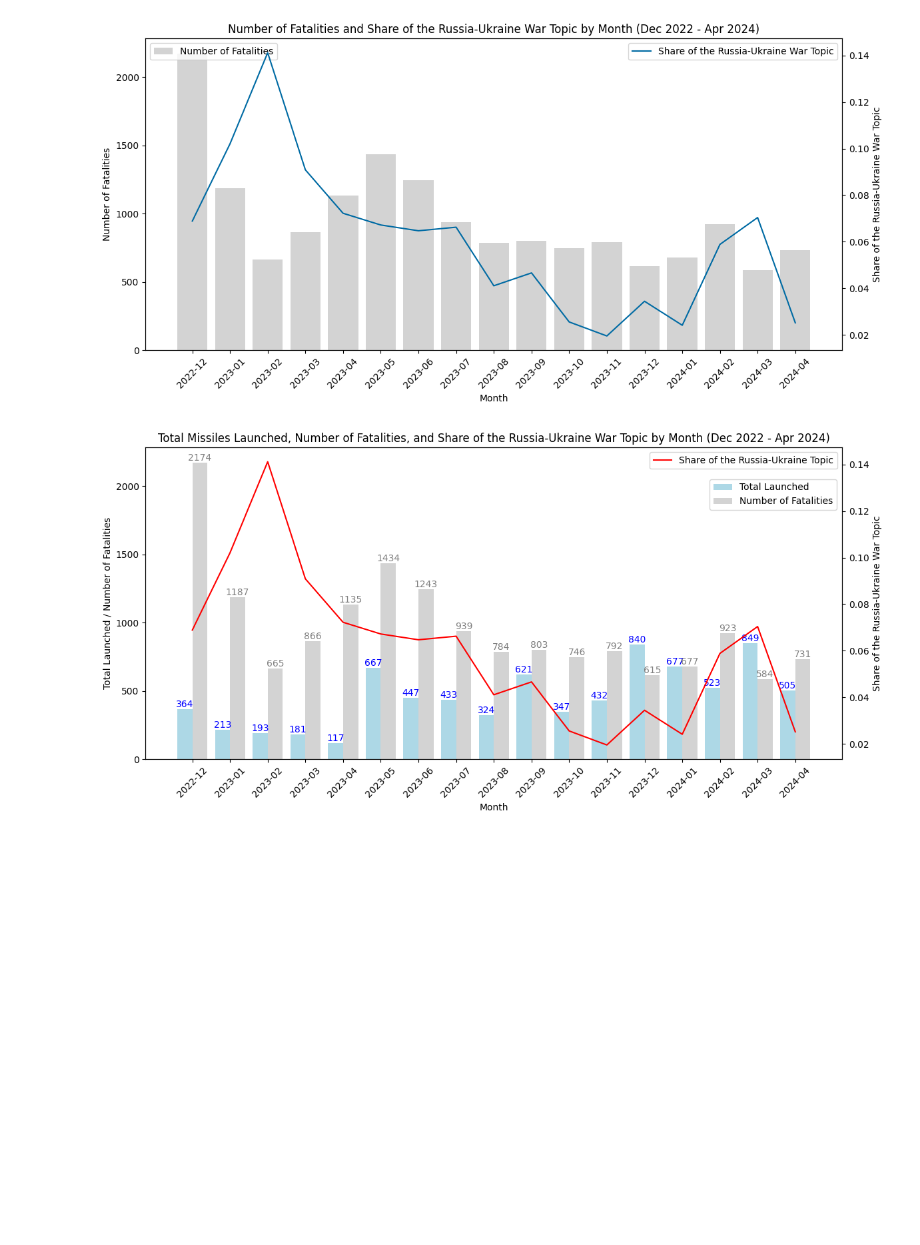
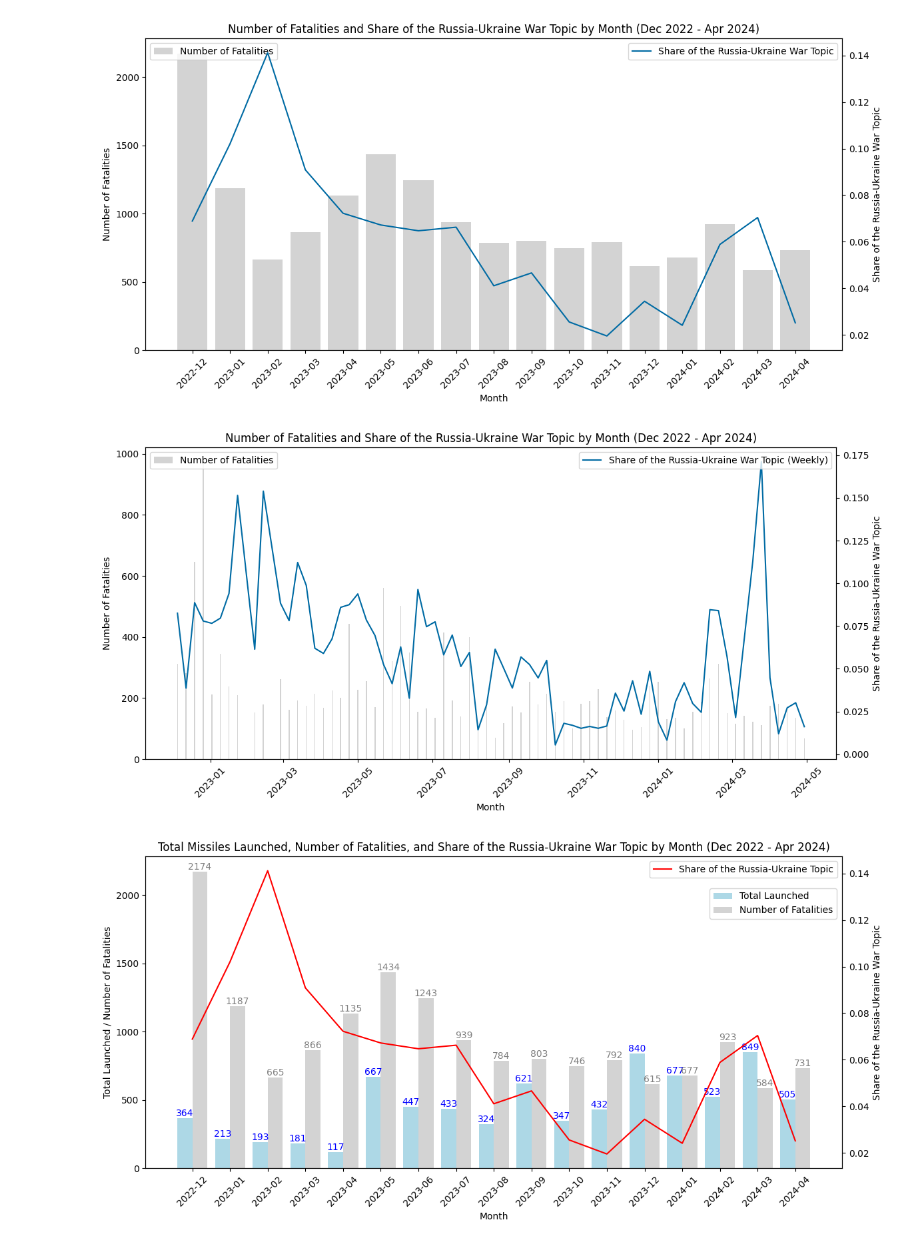
Before and after one commit to adgianv/Thesis---War-Image-Classification, a Jupyter notebook: Inference.ipynb, the cells around one changed output. Drawn from its saved outputs; the diff is of its cells as text; code cells hidden in the pictures; blank space fills up the shorter version.

```diff
--- a/Inference.ipynb
+++ b/Inference.ipynb
@@ -469,10 +591,14 @@ fatalities_filtered = fatalities[(fatalities['event_date'] >= start_date) & (fat
 
 # Group by month and sum the fatalities
 fatalities_filtered['year_month'] = fatalities_filtered['event_date'].dt.to_period('M')
+fatalities_filtered['week'] = fatalities_filtered['event_date'].dt.to_period('W')
+
 fatalities_by_month = fatalities_filtered.groupby('year_month')['fatalities'].sum().reset_index()
+fatalities_by_week = fatalities_filtered.groupby('week')['fatalities'].sum().reset_index()
 
 # Convert 'month_year' back to a datetime format for easier reading (optional)
 fatalities_by_month['year_month'] = fatalities_by_month['year_month'].dt.to_timestamp()
+fatalities_by_week['week'] = fatalities_by_week['week'].dt.to_timestamp()
 # %% [output]
 A value is trying to be set on a copy of a slice from a DataFrame.
 Try using .loc[row_indexer,col_indexer] = value instead
@@ -490,3 +621,7 @@ df_aggregated.head()
 | 2 | 2023-02-01 | 193.0 | 0.141184 | 0.195722 | 0.100925 | ... |
 | 3 | 2023-03-01 | 181.0 | 0.090881 | 0.111977 | 0.076399 | ... |
 | 4 | 2023-04-01 | 117.0 | 0.072224 | 0.091097 | 0.061329 | ... |
+# %%
+# Merge df_aggregated with df_restructured on 'Month' and 'year_month'
+df_aggregated_weekly = pd.merge(df_aggregated_weekly, fatalities_by_week, on='week', how='left')
+df_aggregated_weekly.head()
@@ -512,6 +654,28 @@ plt.tight_layout()
 plt.show()
 # %% [output]
 [figure]
+# %%
+# Plotting
+fig, ax1 = plt.subplots(figsize=(12, 6))
+
+# Plot bar chart on left axis
+ax1.bar(df_aggregated_weekly['week'], df_aggregated_weekly['fatalities'], color='lightgrey', label='Number of Fatalities')
+ax1.set_xlabel('Month')
+ax1.set_ylabel('Number of Fatalities')
+ax1.tick_params(axis='x', rotation=45)
+ax1.legend(loc='upper left')
+
+# Create second y-axis for the line plot
+ax2 = ax1.twinx()
+ax2.plot(df_aggregated_weekly['week'], df_aggregated_weekly['share_with_ukraine'],  label='Share of the Russia-Ukraine War Topic (Weekly)')
+ax2.set_ylabel('Share of the Russia-Ukraine War Topic')
+ax2.legend(loc='upper right')
+
+plt.title('Number of Fatalities and Share of the Russia-Ukraine War Topic by Month (Dec 2022 - Apr 2024)')
+plt.tight_layout()
+plt.show()
+# %% [output]
+[figure, added]
 # %%
 # Plotting missiles launched and fatalities together with share of war coverage
 
```
Also changed, not shown: parts of 15 cells of this notebook, 1 other file.
